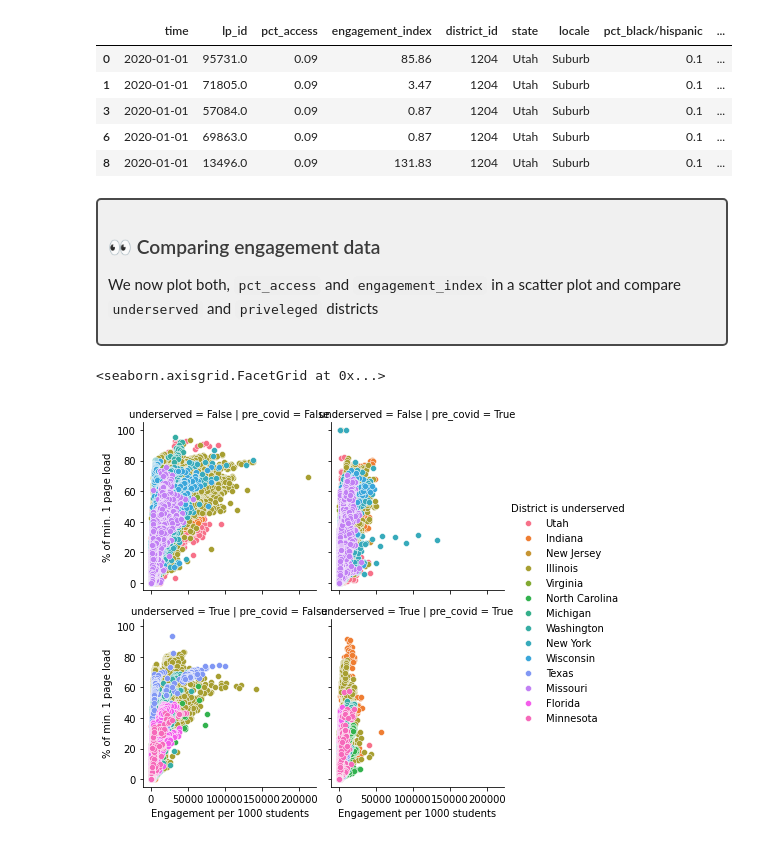
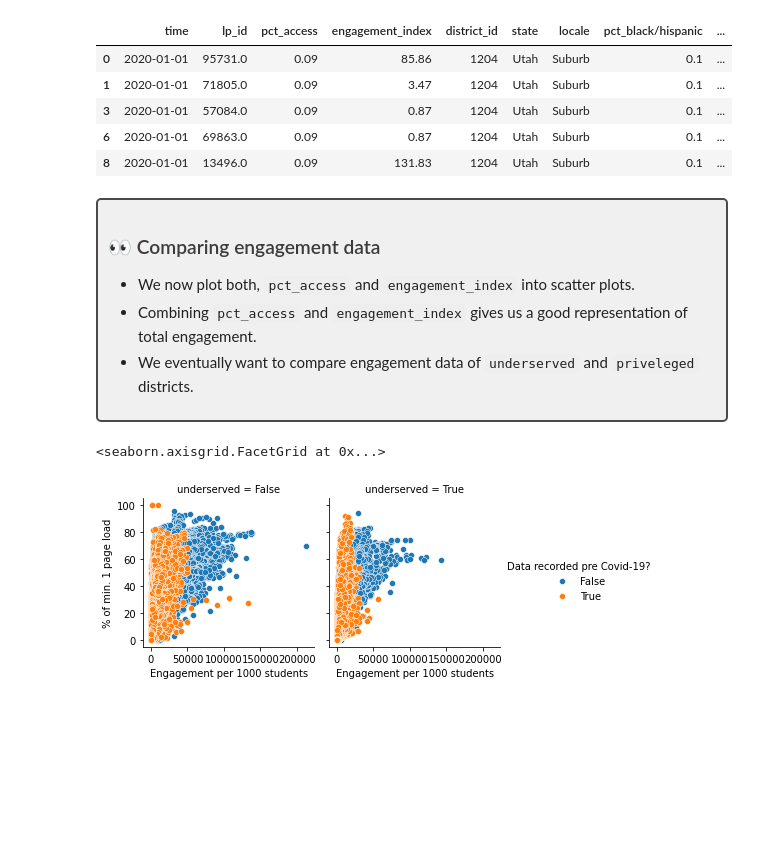
Before and after one commit to andrekovac/covid19-education-impact, a Jupyter notebook: racial_bias.ipynb, the cells around one changed output. Drawn from its saved outputs; the diff is of its cells as text; code cells hidden in the pictures; blank space fills up the shorter version.

```diff
--- a/racial_bias.ipynb
+++ b/racial_bias.ipynb
@@ -269,14 +251,15 @@ post_mean['underserved'] = post_mean_underserved > post_mean_underserved_average
 
 <h3 style="color: #3b3b3b">👀 Comparing engagement data</h3>
 
-We now plot both, `pct_access` and `engagement_index` in a scatter plot and compare `underserved` and `priveleged` districts
+- We now plot both, `pct_access` and `engagement_index` into scatter plots.
+- Combining `pct_access` and `engagement_index` gives us a good representation of total engagement.
+- We eventually want to compare engagement data of `underserved` and `priveleged` districts.
 </div>
 # %%
-# Engagement_index vs. pct access
-g = sns.FacetGrid(merged_data, row="underserved", col="pre_covid", hue="state")
-# g.map(sns.scatterplot, "engagement_index", "pct_access").set(title="Districts - Pre Covid-19", xlabel="Engagement per 1000 students", ylabel="% of min. 1 page load")
+# Engagement
+g = sns.FacetGrid(merged_data, col="underserved", hue="pre_covid")
 g.map(sns.scatterplot, "engagement_index", "pct_access").set(xlabel="Engagement per 1000 students", ylabel="% of min. 1 page load")
-g.add_legend(title="District is underserved")
+g.add_legend(title="Data recorded pre Covid-19?")
 # %% [output]
 <seaborn.axisgrid.FacetGrid at 0x...>
-[figure, old version]
+[figure, new version]
```
Also changed, not shown: parts of 26 cells of this notebook, 1 other file.
